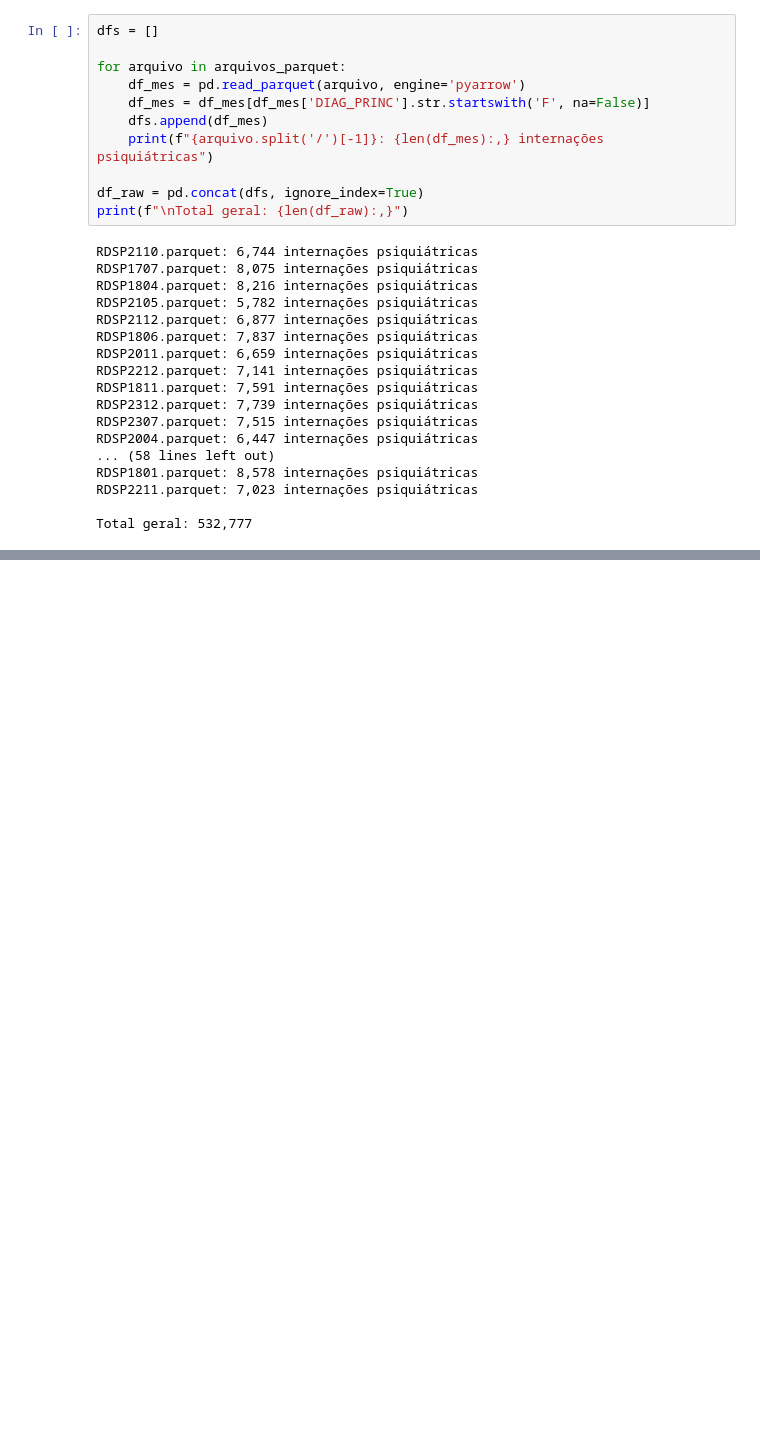
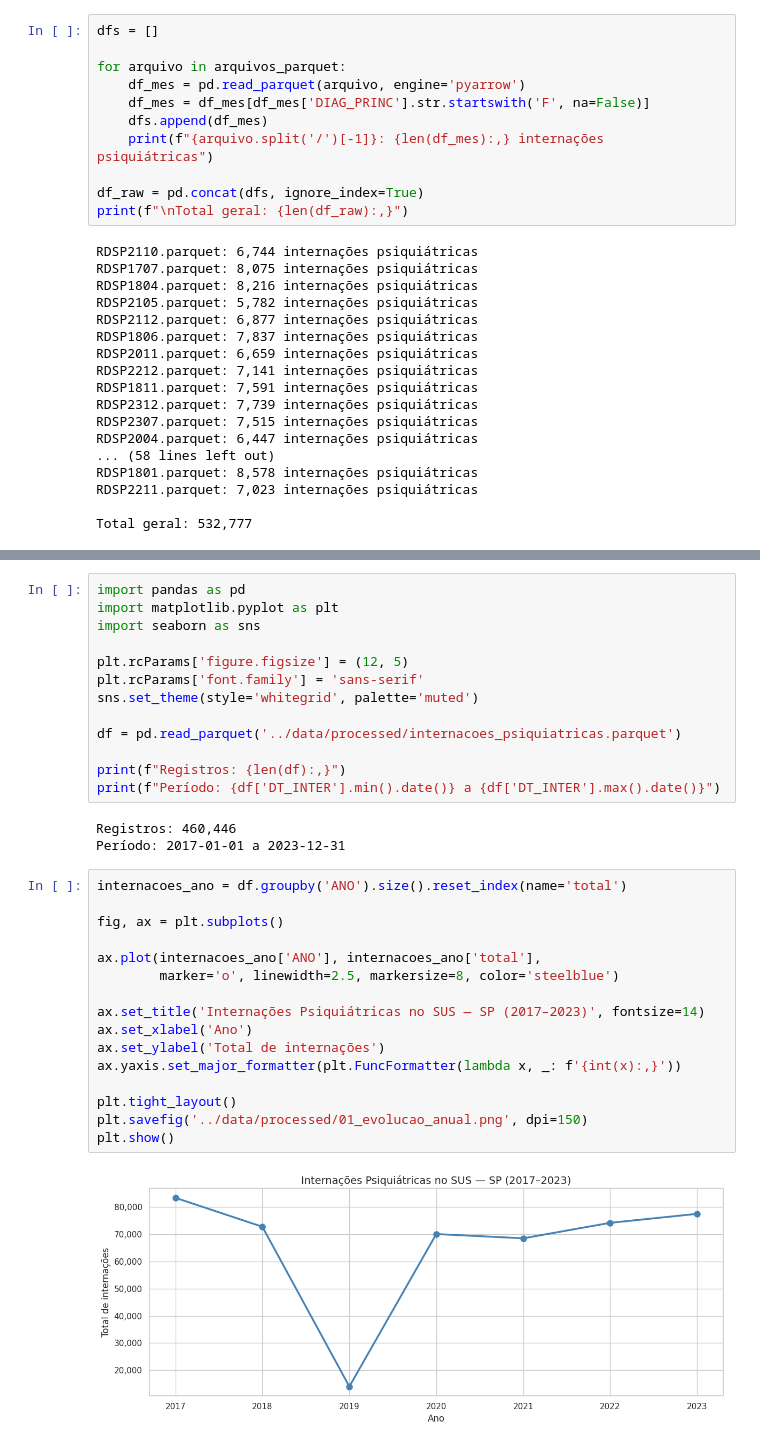
Before and after one commit to kvgs/sus-saude-mental-analytics, a Jupyter notebook: notebooks/02_exploratory.ipynb, the cells around one changed output, grey strips where cells are left out. Drawn from its saved outputs; the diff is of its cells as text; blank space fills up the shorter version.

Commit message:
feat: primeiro gráfico — evolução anual com períodos pandemia

```diff
--- a/notebooks/02_exploratory.ipynb
+++ b/notebooks/02_exploratory.ipynb
@@ -77,0 +155,34 @@ Total geral: 532,777
+# %%
+import pandas as pd
+import matplotlib.pyplot as plt
+import seaborn as sns
+
+plt.rcParams['figure.figsize'] = (12, 5)
+plt.rcParams['font.family'] = 'sans-serif'
+sns.set_theme(style='whitegrid', palette='muted')
+
+df = pd.read_parquet('../data/processed/internacoes_psiquiatricas.parquet')
+
+print(f"Registros: {len(df):,}")
+print(f"Período: {df['DT_INTER'].min().date()} a {df['DT_INTER'].max().date()}")
+# %% [output]
+Registros: 460,446
+Período: 2017-01-01 a 2023-12-31
+# %%
+internacoes_ano = df.groupby('ANO').size().reset_index(name='total')
+
+fig, ax = plt.subplots()
+
+ax.plot(internacoes_ano['ANO'], internacoes_ano['total'],
+        marker='o', linewidth=2.5, markersize=8, color='steelblue')
+
+ax.set_title('Internações Psiquiátricas no SUS — SP (2017–2023)', fontsize=14)
+ax.set_xlabel('Ano')
+ax.set_ylabel('Total de internações')
+ax.yaxis.set_major_formatter(plt.FuncFormatter(lambda x, _: f'{int(x):,}'))
+
+plt.tight_layout()
+plt.savefig('../data/processed/01_evolucao_anual.png', dpi=150)
+plt.show()
+# %% [output]
+[figure, added]
```
Also changed, not shown: parts of 3 cells of this notebook, 1 other file.
